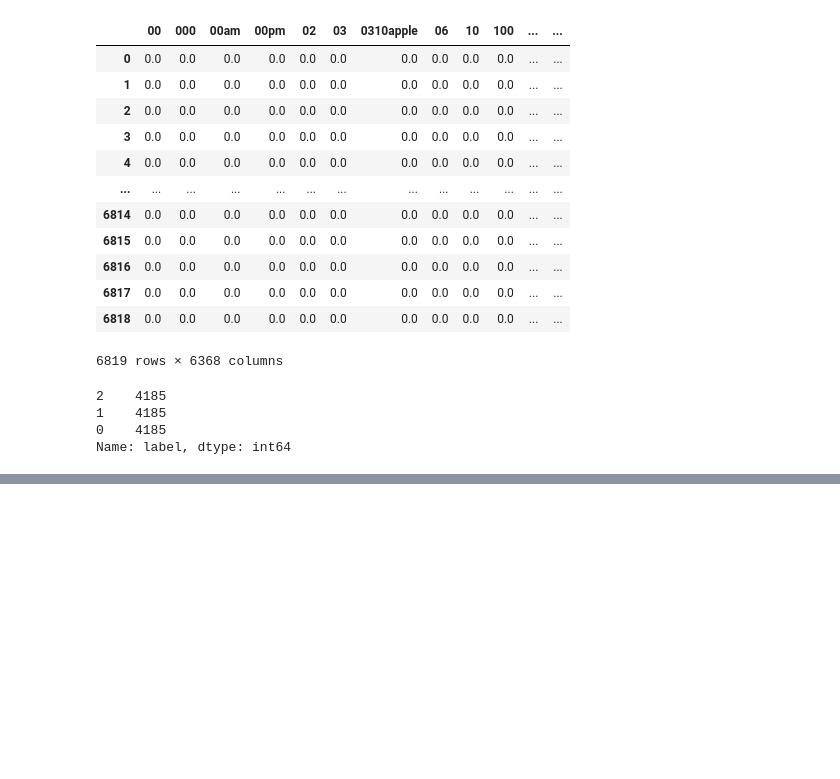
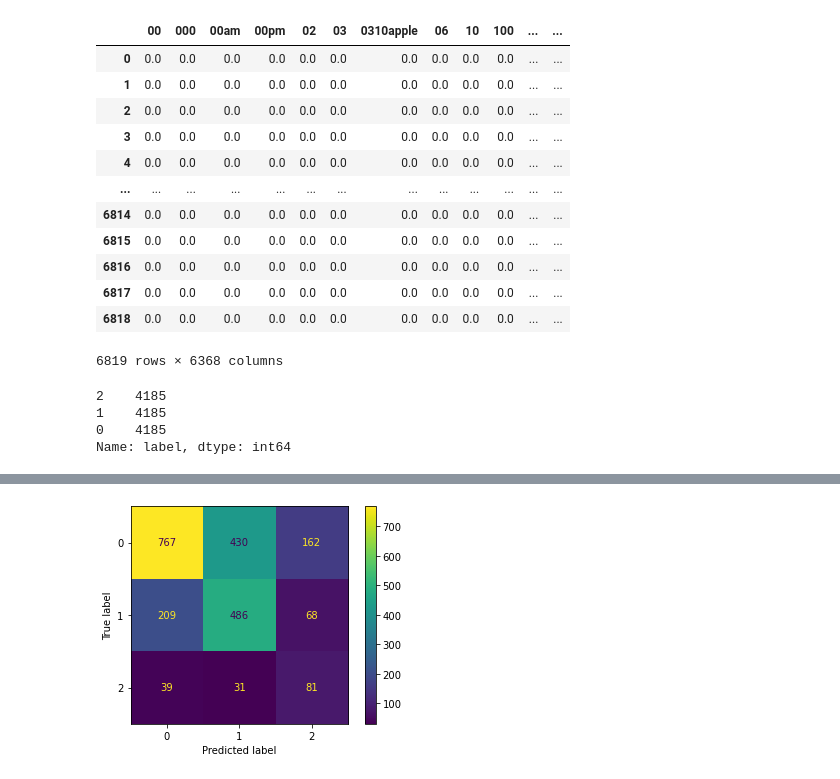
Before and after one commit to VolhaP87/Twitter_Sentiment_Analysis, a Jupyter notebook: Untitled.ipynb, the cells around one changed output, grey strips where cells are left out. Cells and saved outputs as stored; diff of their text form; code cells hidden in the pictures; blank space fills up the shorter version.

```diff
--- a/Untitled.ipynb
+++ b/Untitled.ipynb
@@ -450,0 +452,5 @@ array([0.75507766, 0.75029869, 0.75109518, 0.79530068, 0.79888491])
+# %%
+from sklearn.metrics import plot_confusion_matrix
+plot_confusion_matrix(mnb, X_test_vectorized, y_test);
+# %% [output]
+[figure, added]
```
Also changed, not shown: parts of 4 cells of this notebook.
